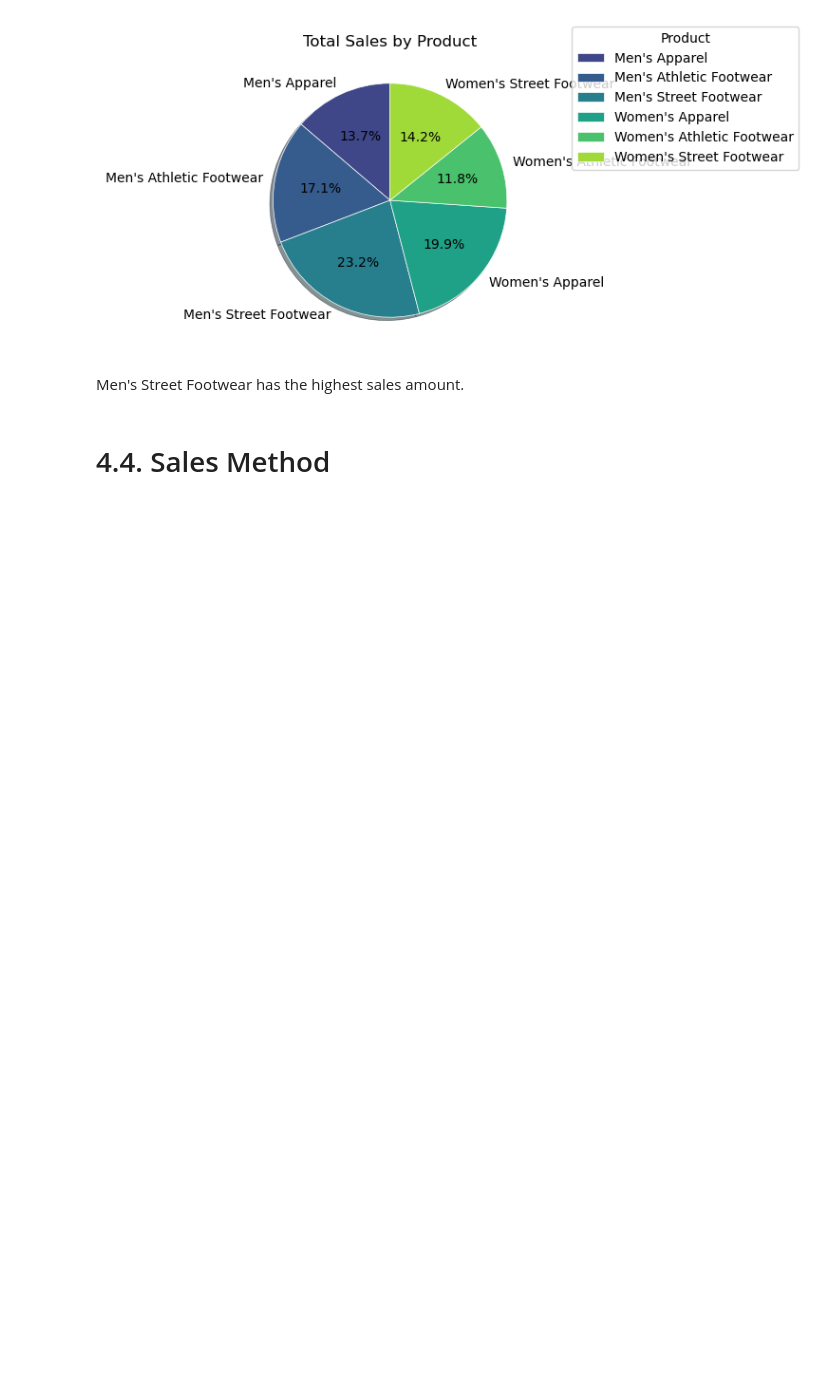
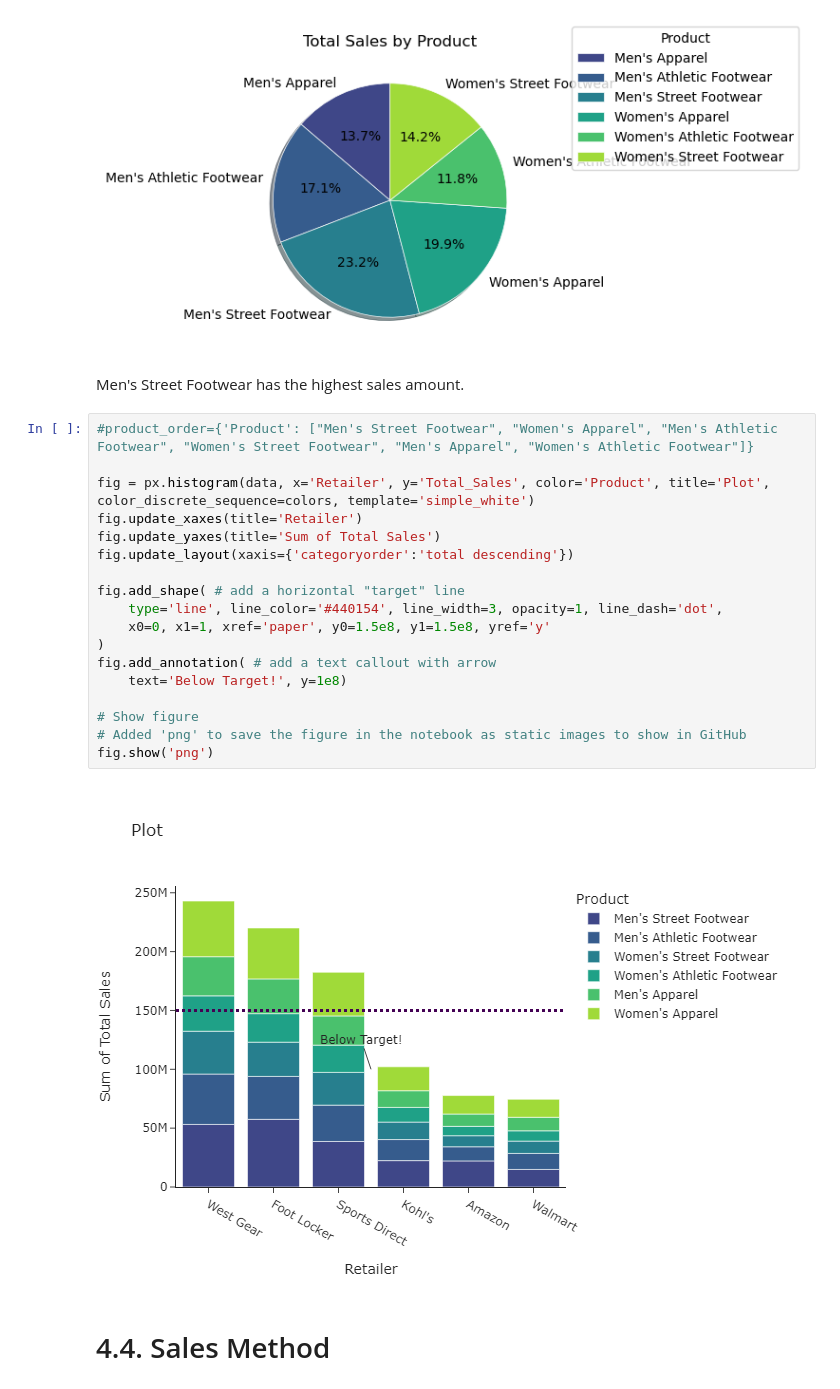
Before and after one commit to dmulysses/datavis-adidas-us-sales-analysis, a Jupyter notebook: adidas-us-sales-analysis.ipynb, the cells around one changed output. Drawn from its saved outputs; the diff is of its cells as text; blank space fills up the shorter version.

```diff
--- a/adidas-us-sales-analysis.ipynb
+++ b/adidas-us-sales-analysis.ipynb
@@ -248,6 +285,26 @@ pieplot(data, 'Product')
 [figure]
 # %% [markdown]
 Men's Street Footwear has the highest sales amount.
+# %%
+#product_order={'Product': ["Men's Street Footwear", "Women's Apparel", "Men's Athletic Footwear", "Women's Street Footwear", "Men's Apparel", "Women's Athletic Footwear"]}
+
+fig = px.histogram(data, x='Retailer', y='Total_Sales', color='Product', title='Plot', color_discrete_sequence=colors, template='simple_white')
+fig.update_xaxes(title='Retailer')
+fig.update_yaxes(title='Sum of Total Sales')
+fig.update_layout(xaxis={'categoryorder':'total descending'})
+
+fig.add_shape( # add a horizontal "target" line
+    type='line', line_color='#440154', line_width=3, opacity=1, line_dash='dot',
+    x0=0, x1=1, xref='paper', y0=1.5e8, y1=1.5e8, yref='y'
+)
+fig.add_annotation( # add a text callout with arrow
+    text='Below Target!', y=1e8)
+
+# Show figure
+# Added 'png' to save the figure in the notebook as static images to show in GitHub
+fig.show('png')
+# %% [output]
+[figure, new version]
 # %% [markdown]
 # 4.4. Sales Method
 # %%
```
Also changed, not shown: parts of 11 cells of this notebook.
